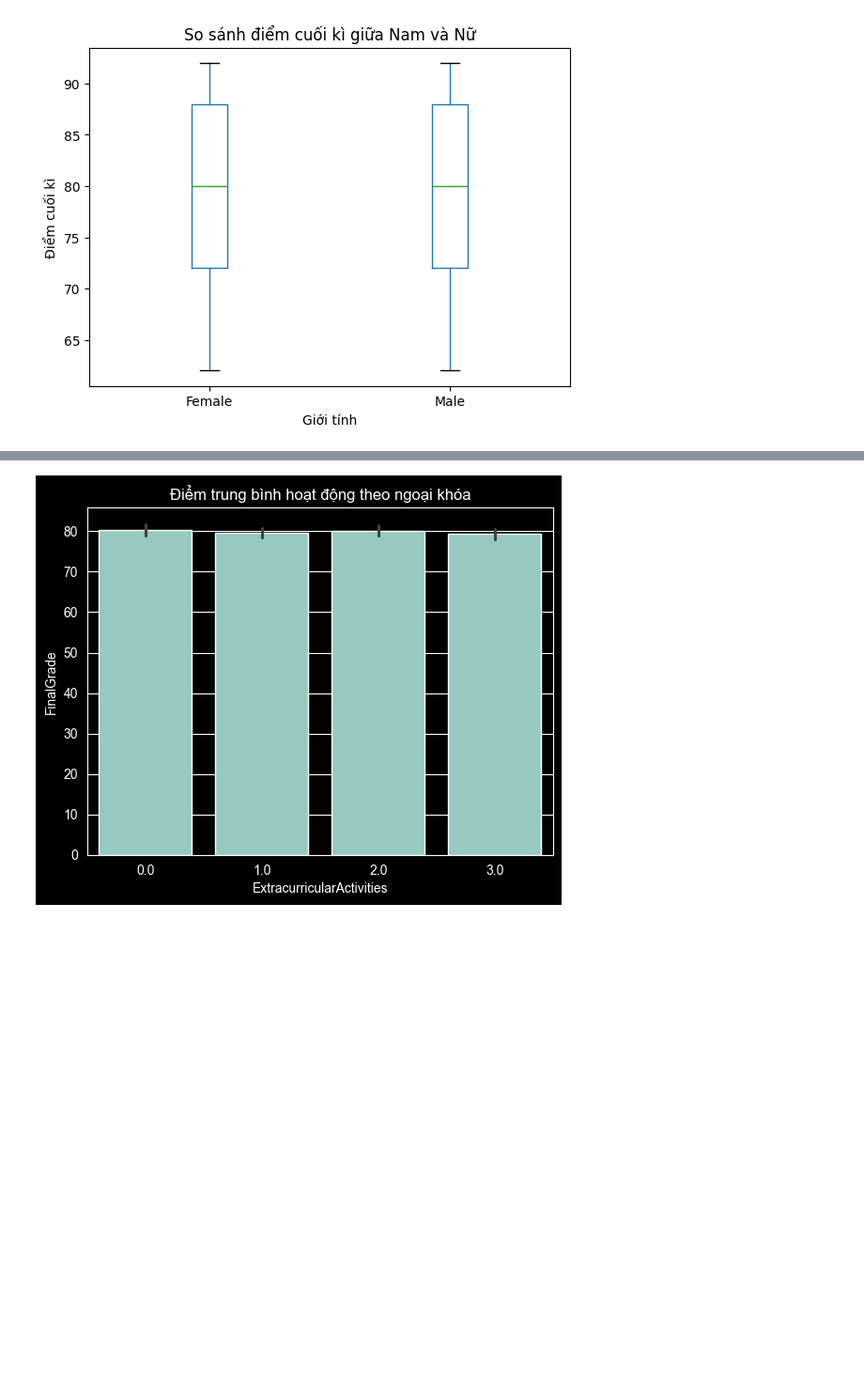
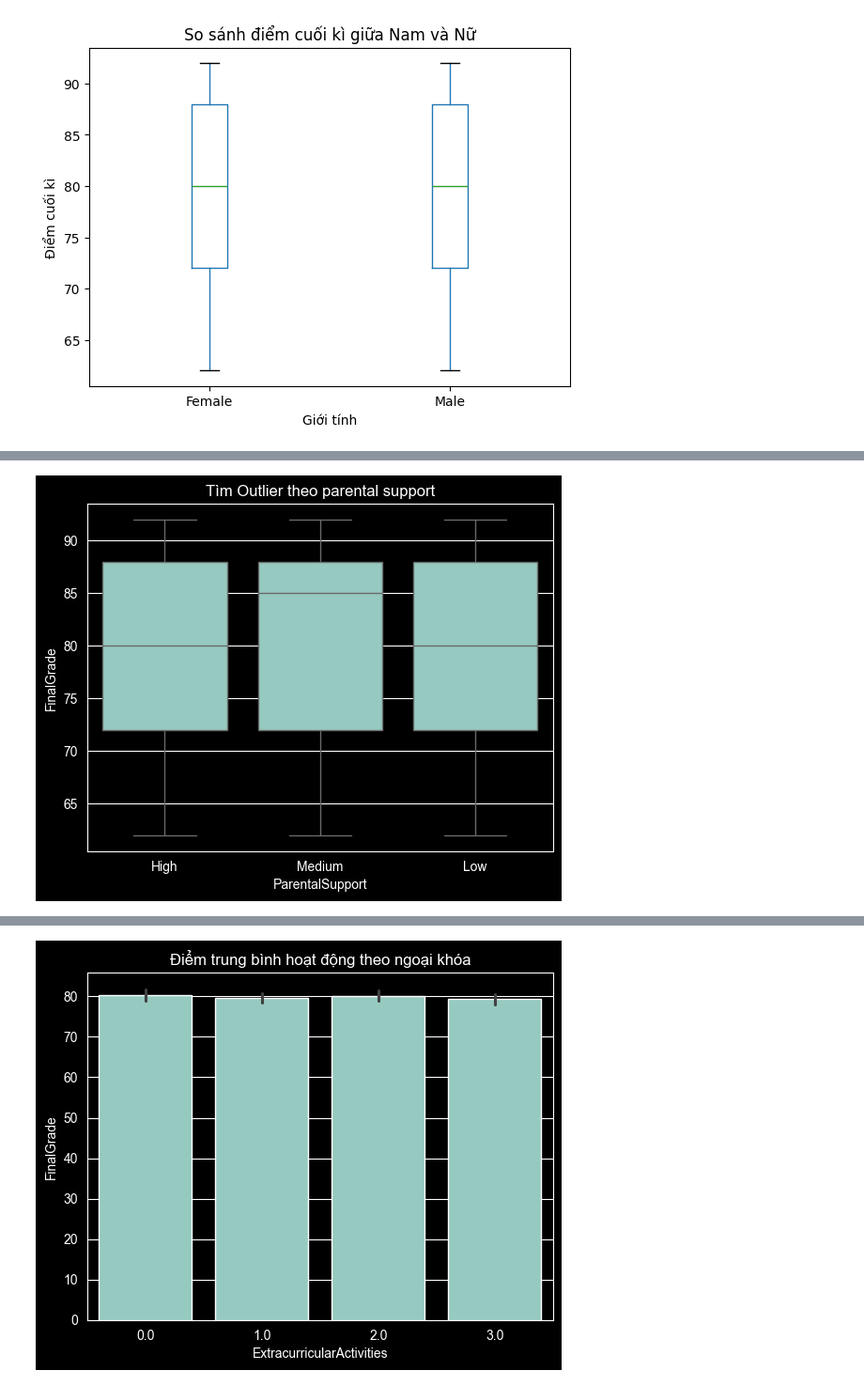
Before and after one commit to vonhu2875/-Student-Performance-Prediction-Classification-, a Jupyter notebook: notebooks/student_performance.ipynb, the cells around one changed output, grey strips where cells are left out. Shown at 94% size. Drawn from its saved outputs; the diff is of its cells as text; code cells hidden in the pictures; blank space fills up the shorter version.

```diff
--- a/notebooks/student_performance.ipynb
+++ b/notebooks/student_performance.ipynb
@@ -48,0 +57,7 @@ plt.show()
+# %%
+# 5. Tìm Outlier theo parental support
+sns.boxplot(x='ParentalSupport', y='FinalGrade', data=df)
+plt.title('Tìm Outlier theo parental support')
+plt.show()
+# %% [output]
+[figure, added]
```
Also changed, not shown: parts of 2 cells of this notebook.
